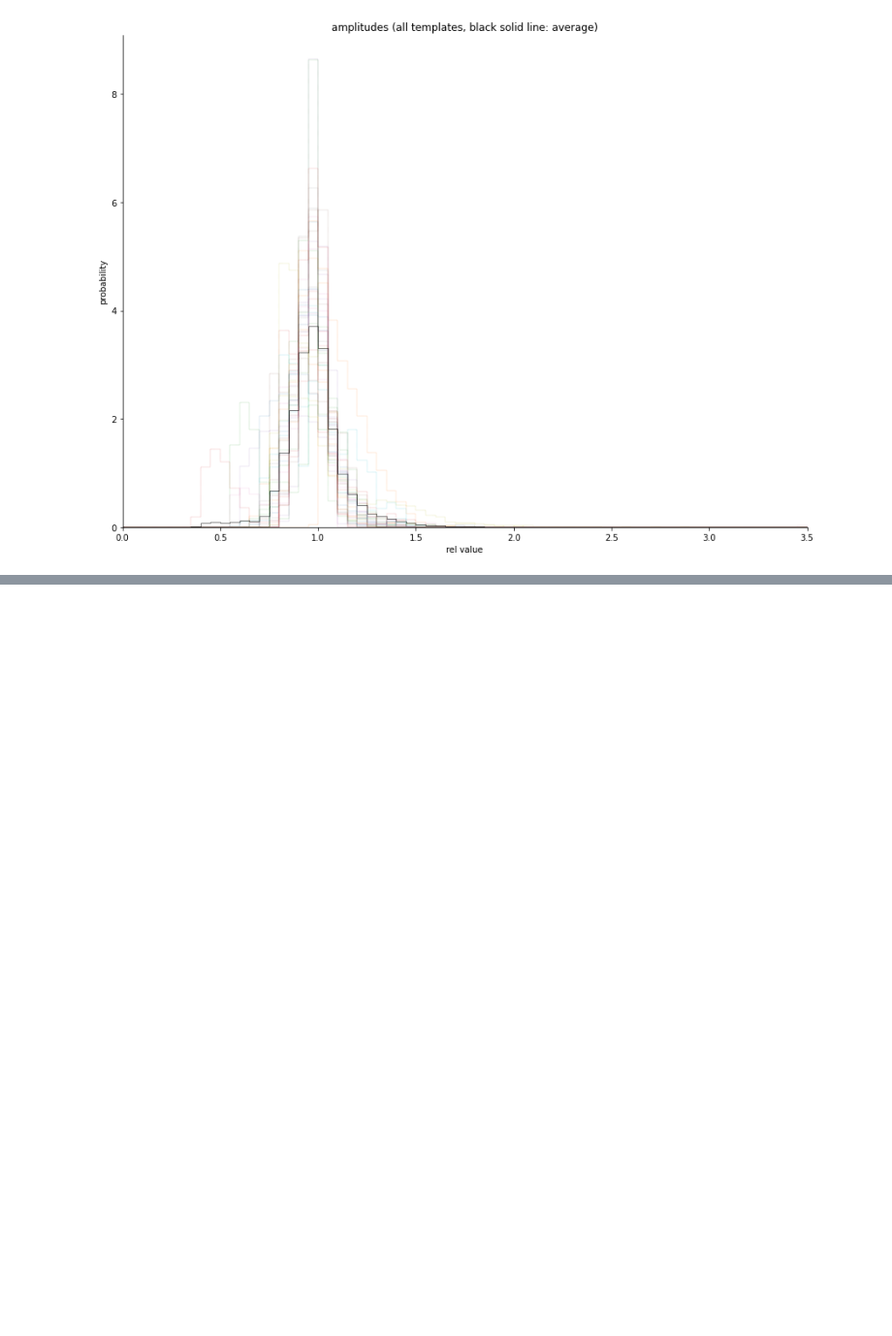
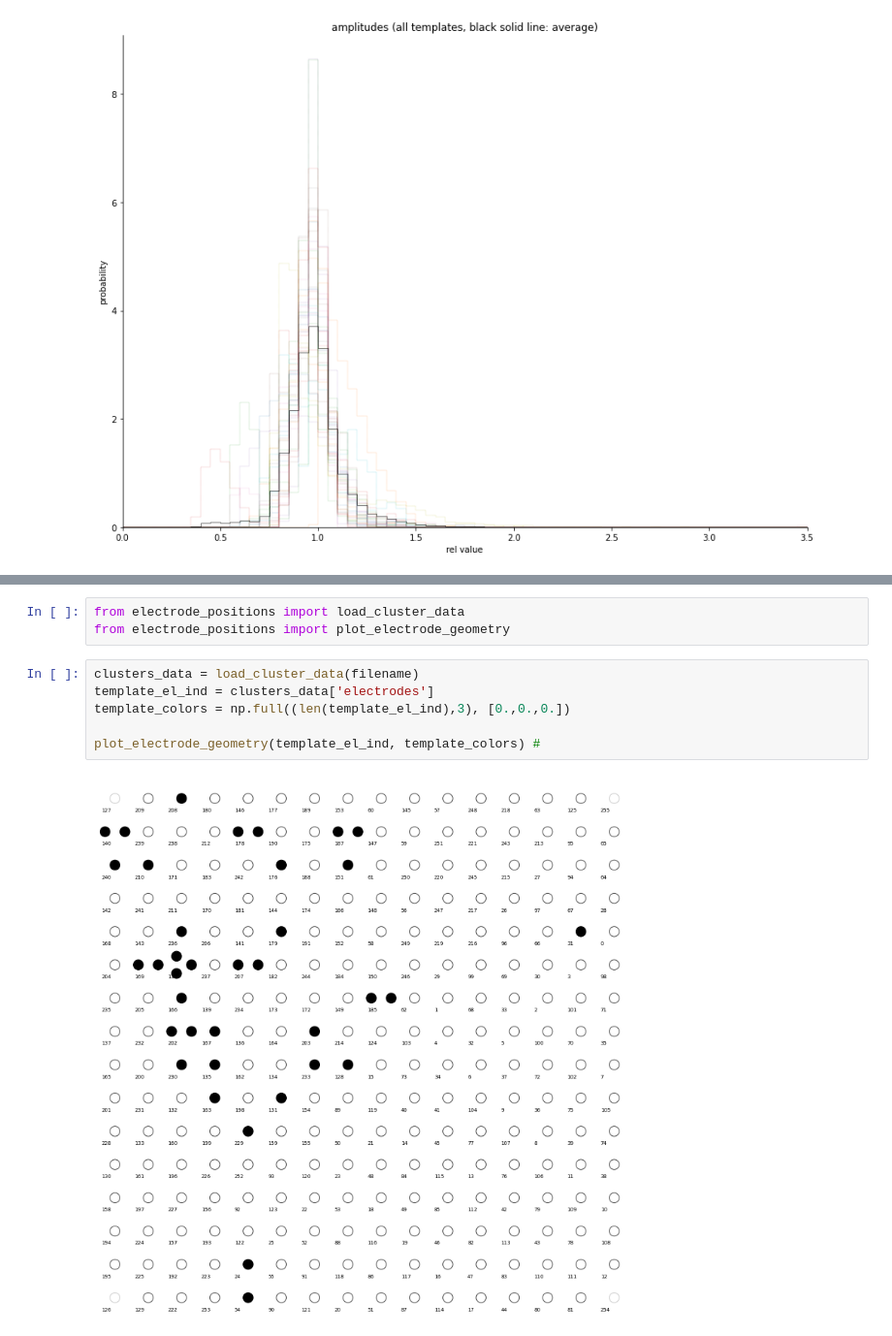
Before and after one commit to vsukhor/spyking-circus, a Jupyter notebook: circus/notebooks/sorting.ipynb, the cells around one changed output, grey strips where cells are left out. Shown at 97% size. Drawn from its saved outputs; the diff is of its cells as text; blank space fills up the shorter version.

```diff
--- a/circus/notebooks/sorting.ipynb
+++ b/circus/notebooks/sorting.ipynb
@@ -170,0 +207,11 @@ ba.show_amplitude_hist(filename, template_ids, bin_size=bin_size)
+# %%
+from electrode_positions import load_cluster_data
+from electrode_positions import plot_electrode_geometry
+# %%
+clusters_data = load_cluster_data(filename)
+template_el_ind = clusters_data['electrodes']
+template_colors = np.full((len(template_el_ind),3), [0.,0.,0.])
+
+plot_electrode_geometry(template_el_ind, template_colors) #
+# %% [output]
+[figure, added]
```
Also changed, not shown: parts of 11 cells of this notebook.
